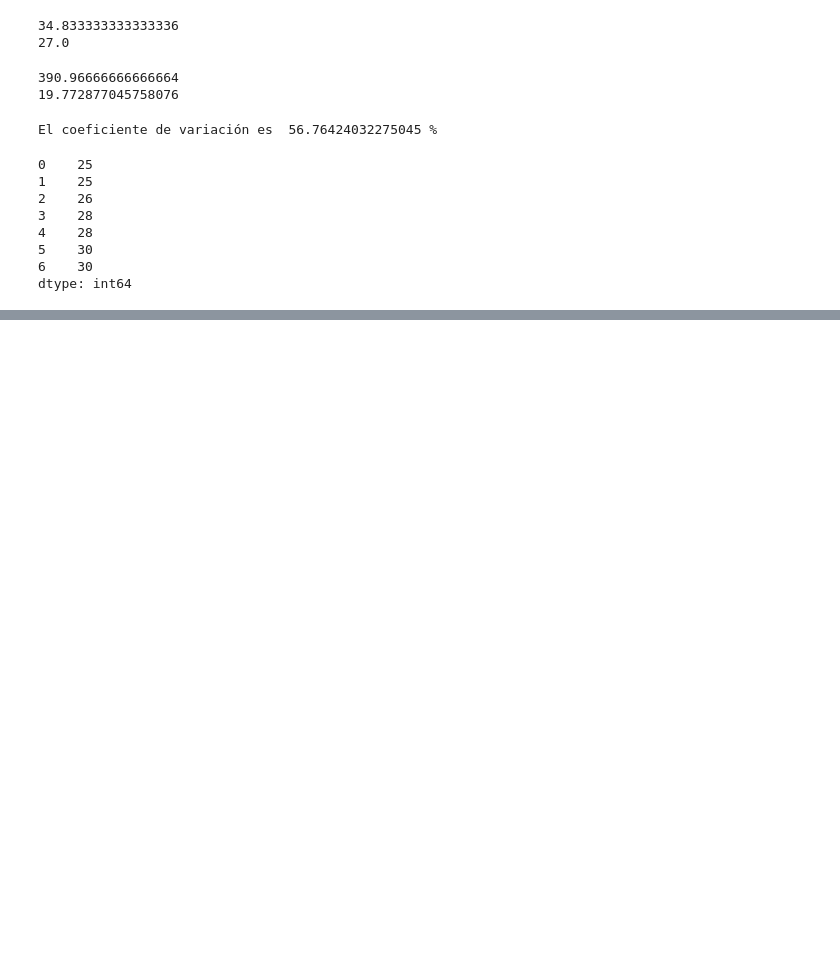
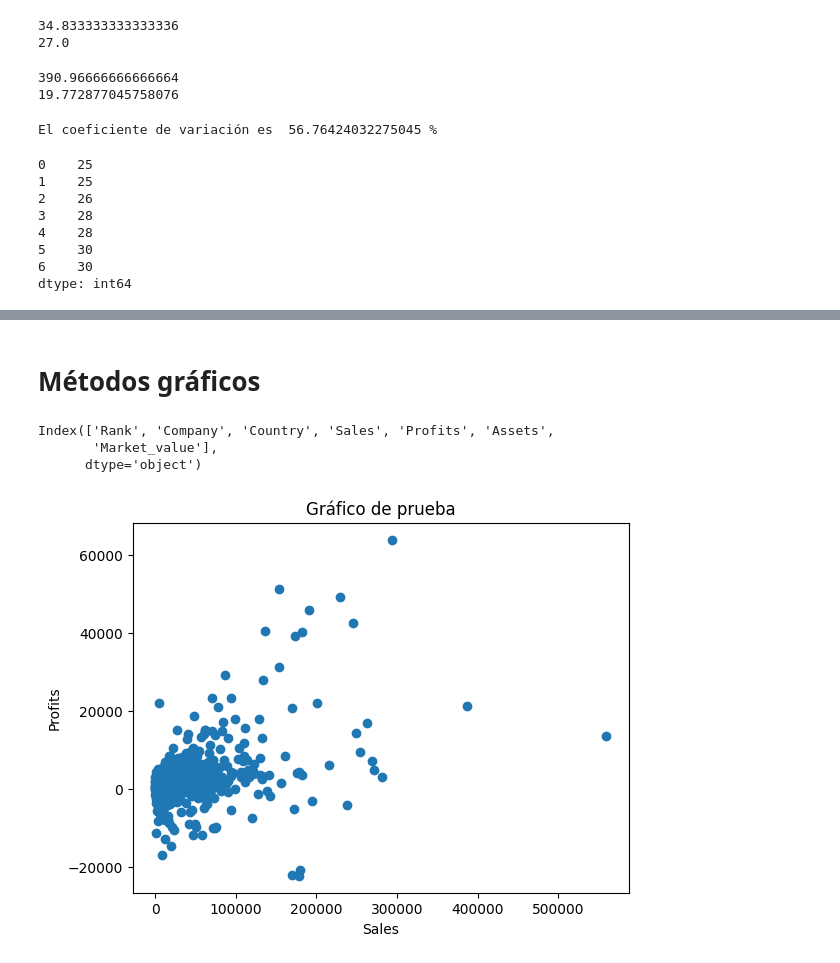
Before and after one commit to julihdez36/Toma_de_decisiones, a Jupyter notebook: sesion2.ipynb, the cells around one changed output, grey strips where cells are left out. Drawn from its saved outputs; the diff is of its cells as text; code cells hidden in the pictures; blank space fills up the shorter version.

```diff
--- a/sesion2.ipynb
+++ b/sesion2.ipynb
@@ -547,0 +692,2 @@ dtype: float64
+# %% [markdown]
+# Métodos gráficos
@@ -547,0 +696,14 @@ dtype: float64
+# %%
+forbes21.columns
+# %% [output]
+Index(['Rank', 'Company', 'Country', 'Sales', 'Profits', 'Assets',
+       'Market_value'],
+      dtype='object')
+# %%
+plt.scatter(forbes21['Sales'],forbes21['Profits'])
+plt.title('Gráfico de prueba')
+plt.ylabel('Profits')
+plt.xlabel('Sales')
+plt.show()
+# %% [output]
+[figure, added]
```
Also changed, not shown: parts of 39 cells of this notebook.
